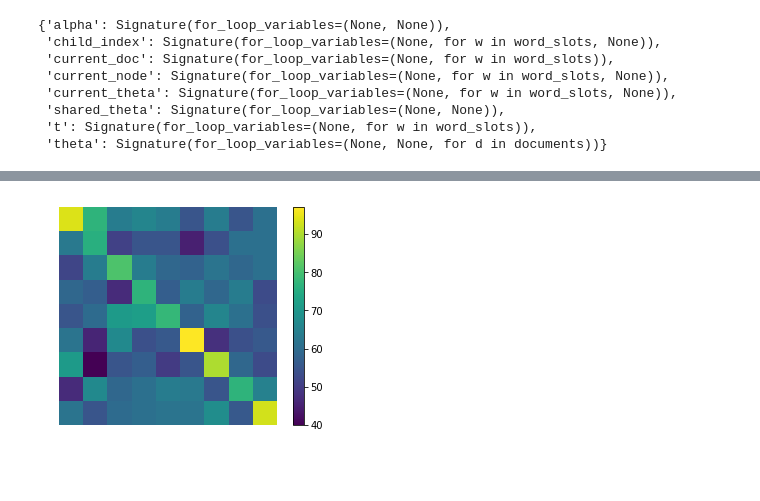
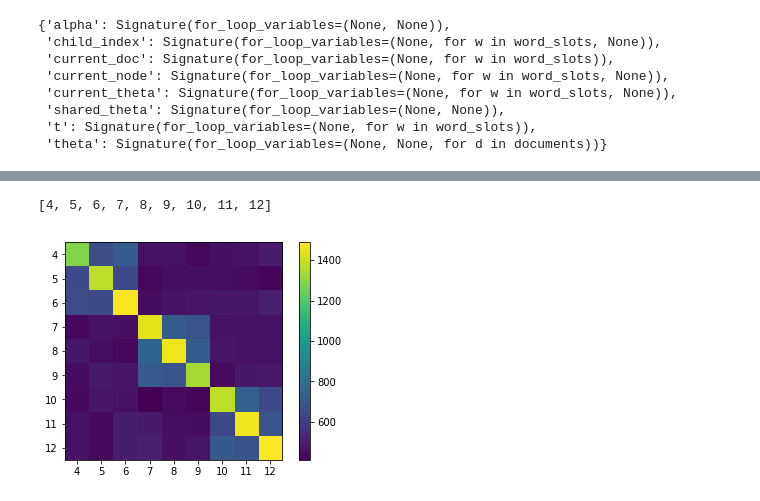
Before and after one commit to aleveren/ucsd-research, a Jupyter notebook: symbolic-sets/pachinko-experiments.ipynb, the cells around one changed output, grey strips where cells are left out. Saved outputs shown, nothing was run; the diff lists cells and outputs as text; code cells hidden in the pictures.

Commit message:
Update bayesnet PAM experiments to work on trees

```diff
--- a/symbolic-sets/pachinko-experiments.ipynb
+++ b/symbolic-sets/pachinko-experiments.ipynb
@@ -46,7 +46,8 @@ def make_tree(branching_factors):
     return g
 # %%
 # Define a directed acyclic graph of topics, with exactly one source (the root), and with all leaves at the same depth (?)
-g = make_dag([3,9])
+#g = make_dag([3,9])
+g = make_tree([3,3])
 # %%
 nx.draw_circular(g, with_labels=True)
 # %% [output]
@@ -189,15 +190,28 @@ Wall time: 26.6 s
+# %%
+dg = depth(g)
+num_topics = len([k for k in sampler.cache.keys() if k[0] == "shared_theta"])
+topics_used = sorted(list(set([sampler.cache[k] for k in sampler.cache.keys() if k[0] == "current_node" and k[2] == dg])))
+assert(len(topics_used) == num_topics)
+topics_used
+# %% [output]
+[4, 5, 6, 7, 8, 9, 10, 11, 12]
 # %%
-num_topics = len([k for k in sampler.cache.keys() if k[0] == "shared_theta"])
 counts = np.zeros((num_topics, num_topics), dtype='int')
-dg = depth(g)
 for i in range(num_documents):
-    combo = (
-        sampler.cache[("child_index", words_per_doc*i+0, dg - 1)],
-        sampler.cache[("child_index", words_per_doc*i+1, dg - 1)],
-    )
-    counts[combo] += 1
-plt.imshow(counts);
-plt.gca().axis('off');
-plt.colorbar();
+    for j in range(words_per_doc // 2):
+        node0 = sampler.cache["current_node", words_per_doc*i + 2*j + 0, dg]
+        node1 = sampler.cache["current_node", words_per_doc*i + 2*j + 1, dg]
+        combo = (
+            topics_used.index(node0),
+            topics_used.index(node1),
+        )
+        counts[combo] += 1
+fig, ax = plt.subplots()
+ax.imshow(counts);
+ax.set_xticks(np.arange(num_topics))
+ax.set_yticks(np.arange(num_topics))
+ax.set_xticklabels(topics_used)
+ax.set_yticklabels(topics_used)
+fig.colorbar(ax.get_images()[0]);
 # %% [output]
-[figure, old version]
+[figure, new version]
```
Also changed, not shown: parts of 3 cells of this notebook.
